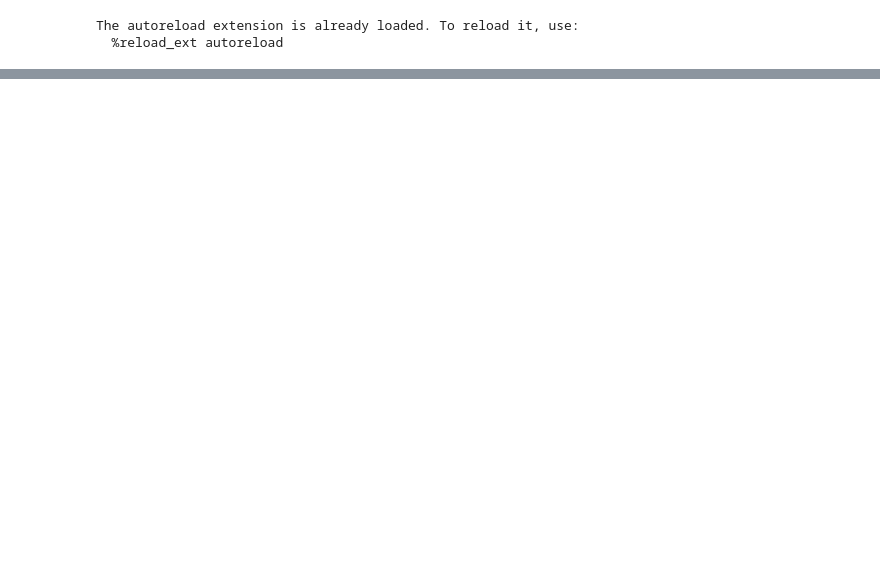
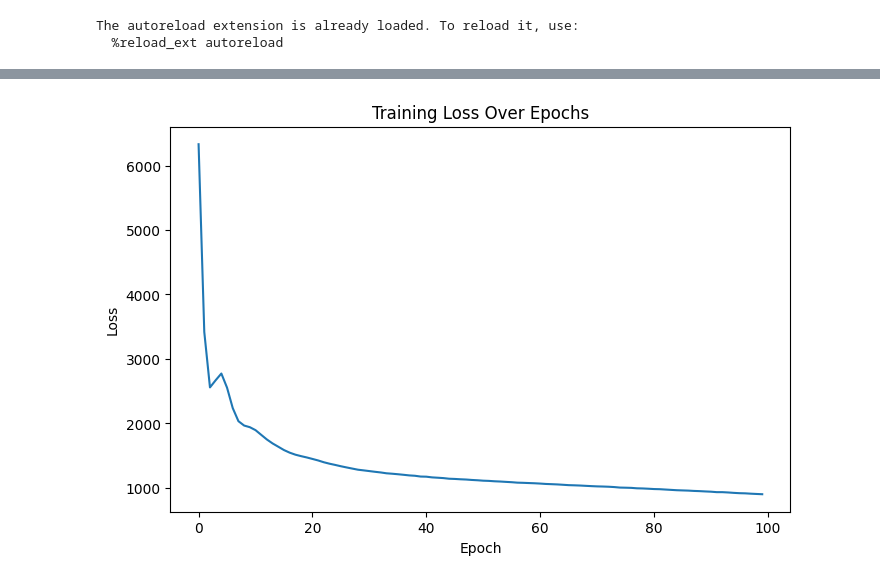
Before and after one commit to surbut/aladynoulli, a Jupyter notebook: pyScripts/gp_notebook_torch_2.ipynb, the cells around one changed output, grey strips where cells are left out. Cells and saved outputs as stored; diff of their text form; code cells hidden in the pictures; blank space fills up the shorter version.

```diff
--- a/pyScripts/gp_notebook_torch_2.ipynb
+++ b/pyScripts/gp_notebook_torch_2.ipynb
@@ -185,0 +240,47 @@ R² score for Gamma: -0.001
+# %%
+# Example usage:
+## first softmax version
+import torch
+import torch.nn as nn
+import torch.optim as optim
+import numpy as np
+from scipy.spatial.distance import pdist, squareform
+from scipy.special import expit
+from scipy.stats import multivariate_normal
+import matplotlib.pyplot as plt
+# Cell 1: Import the module
+from gp_softmax_torch_3 import *
+## first softmax version
+%load_ext autoreload
+%autoreload 2
+# Set random seeds for reproducibility
+torch.manual_seed(42)
+np.random.seed(42)
+
+# Generate synthetic data
+N = 100  # Number of individuals
+D = 5    # Number of diseases
+T = 50   # Number of time points
+K = 3    # Number of topics
+P = 5    # Number of genetic covariates
+
+Y, G, prevalence, length_scales, amplitudes, event_times = generate_synthetic_data(
+    N=N, D=D, T=T, K=K, P=P, return_true_params=False
+)
+
+# Initialize the model
+model = AladynSurvivalModel(N, D, T, K, P, G, Y, length_scales, amplitudes, prevalence)
+
+# Fit the model
+num_epochs = 100
+learning_rate = 1e-3
+losses = model.fit(event_times, num_epochs=num_epochs, learning_rate=learning_rate)
+
+# Plot the training loss
+plt.figure(figsize=(8, 5))
+plt.plot(losses)
+plt.xlabel('Epoch')
+plt.ylabel('Loss')
+plt.title('Training Loss Over Epochs')
+plt.show()
+# %% [output]
@@ -185,0 +299 @@ R² score for Gamma: -0.001
+[figure, added]
```
Also changed, not shown: parts of 7 cells of this notebook, 2 other files.
